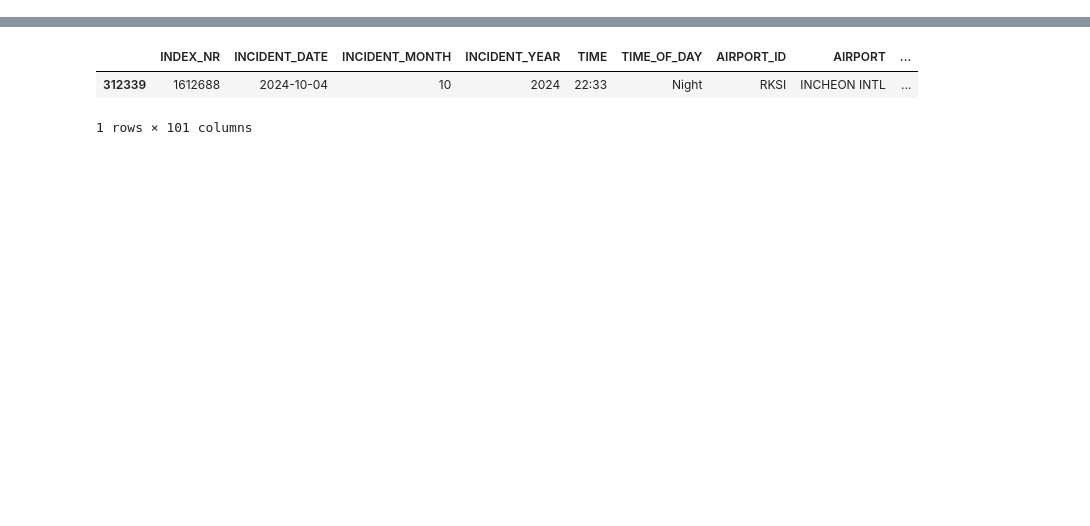
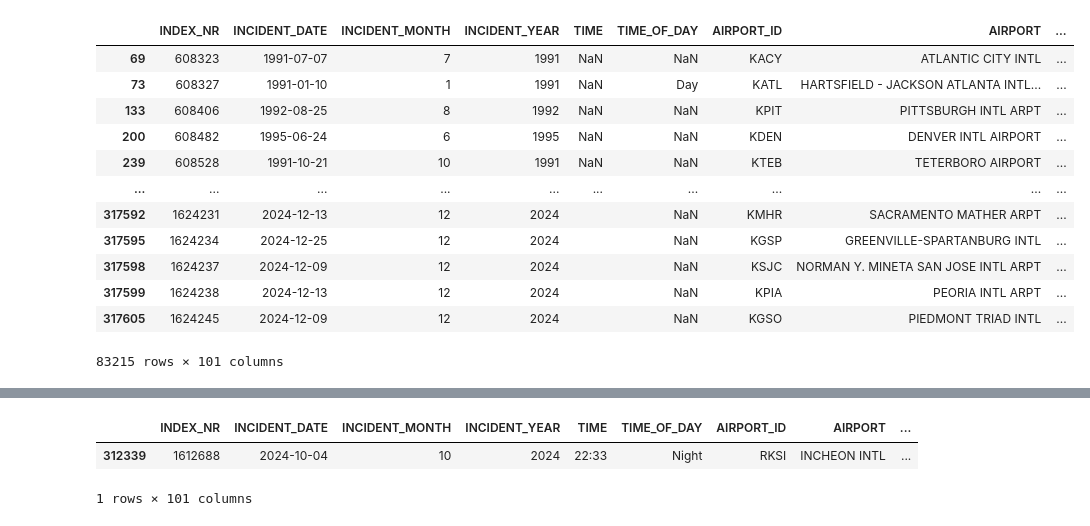
Before and after one commit to hj-22/2025-1-DM_Proj, a Jupyter notebook: try.ipynb, the cells around one changed output, grey strips where cells are left out. Saved outputs shown, nothing was run; the diff lists cells and outputs as text; code cells hidden in the pictures; blank space fills up the shorter version.

```diff
--- a/try.ipynb
+++ b/try.ipynb
@@ -98,0 +20,9 @@ birds = np.char.lower(birds.astype(str))
+# %%
+america = ['AK', 'AL', 'AR', 'AS', 'AZ', 'CA', 'CO', 'CT', 'DC', 'DE', 'FL', 'GA', 'GU', 'HI', 'IA', 'ID', 'IL', 'IN',
+           'KS', 'KY', 'LA', 'MA', 'MD', 'ME', 'MI', 'MN', 'MO', 'MP', 'MS', 'MT', 'NC', 'ND', 'NE', 'NH', 'NJ', 'NM', 'NV', 'NY',
+           'OH', 'OK', 'OR', 'PA', 'PR', 'RI', 'SC', 'SD', 'TN', 'TX', 'UT', 'VA', 'VI', 'VT', 'WA', 'WI', 'WV', 'WY']
+canada = ['AB', 'BC', 'MB', 'NB', 'NL', 'NT', 'NS', 'NU', 'ON', 'PE', 'QC', 'SK', 'YT']
+# %%
+states = data['STATE'].unique()
+states_to_drop = [state for state in states if state not in america and state not in canada]
+states_to_drop     # UM: 유나이티드 마셜 제도, MH: 마셜 제도 / FN: Foregin National로 추측됨. 외국
@@ -98,0 +31,5 @@ birds = np.char.lower(birds.astype(str))
+# %%
+data = data[~data['STATE'].isin(states_to_drop)]    # 본토가 아닌 것 제외
+# %%
+not_use_ID = ['ZZZZ', 'H2O', 'PVT', 'RIGG']     # unknown, 해상, 개인소유, 시추선..?뭐라고 하지
+data = data[~data['AIRPORT_ID'].isin(not_use_ID)]
@@ -98,0 +104,16 @@ birds = np.char.lower(birds.astype(str))
+# %%
+data[(data['AIRCRAFT'] == 'UNKNOWN') | (data['AIRCRAFT'] == 'Unknown')]
+# %% [output]
+|  | INDEX_NR | INCIDENT_DATE | INCIDENT_MONTH | INCIDENT_YEAR | TIME | TIME_OF_DAY | AIRPORT_ID | AIRPORT | ... |
+| 69 | 608323 | 1991-07-07 | 7 | 1991 | NaN | NaN | KACY | ATLANTIC CITY INTL | ... |
+| 73 | 608327 | 1991-01-10 | 1 | 1991 | NaN | Day | KATL | HARTSFIELD - JACKSON ATLANTA INTL... | ... |
+| 133 | 608406 | 1992-08-25 | 8 | 1992 | NaN | NaN | KPIT | PITTSBURGH INTL ARPT | ... |
+| 200 | 608482 | 1995-06-24 | 6 | 1995 | NaN | NaN | KDEN | DENVER INTL AIRPORT | ... |
+| 239 | 608528 | 1991-10-21 | 10 | 1991 | NaN | NaN | KTEB | TETERBORO AIRPORT | ... |
+| ... | ... | ... | ... | ... | ... | ... | ... | ... | ... |
+| 317592 | 1624231 | 2024-12-13 | 12 | 2024 |  | NaN | KMHR | SACRAMENTO MATHER ARPT | ... |
+| 317595 | 1624234 | 2024-12-25 | 12 | 2024 |  | NaN | KGSP | GREENVILLE-SPARTANBURG INTL | ... |
+| 317598 | 1624237 | 2024-12-09 | 12 | 2024 |  | NaN | KSJC | NORMAN Y. MINETA SAN JOSE INTL ARPT | ... |
+| 317599 | 1624238 | 2024-12-13 | 12 | 2024 |  | NaN | KPIA | PEORIA INTL ARPT | ... |
+| 317605 | 1624245 | 2024-12-09 | 12 | 2024 |  | NaN | KGSO | PIEDMONT TRIAD INTL | ... |
+83215 rows × 101 columns
```
Also changed, not shown: parts of 31 cells of this notebook, 1 other file.
